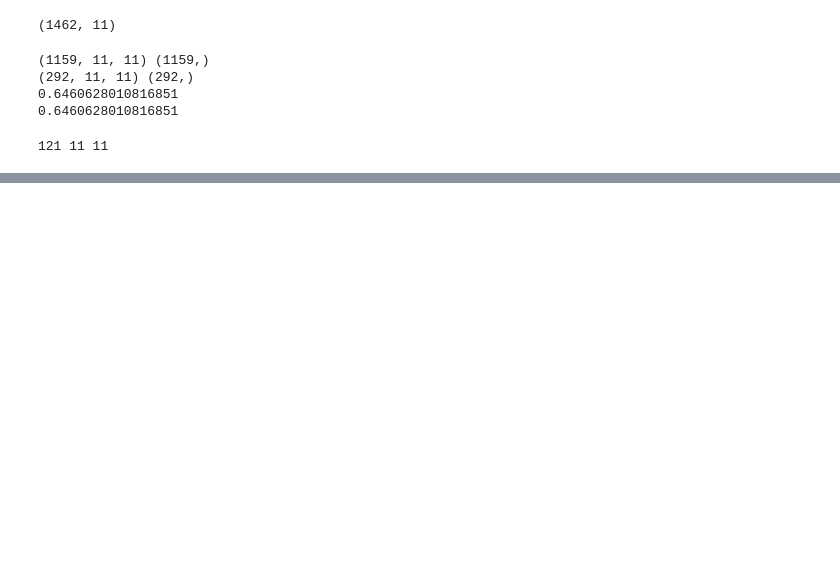
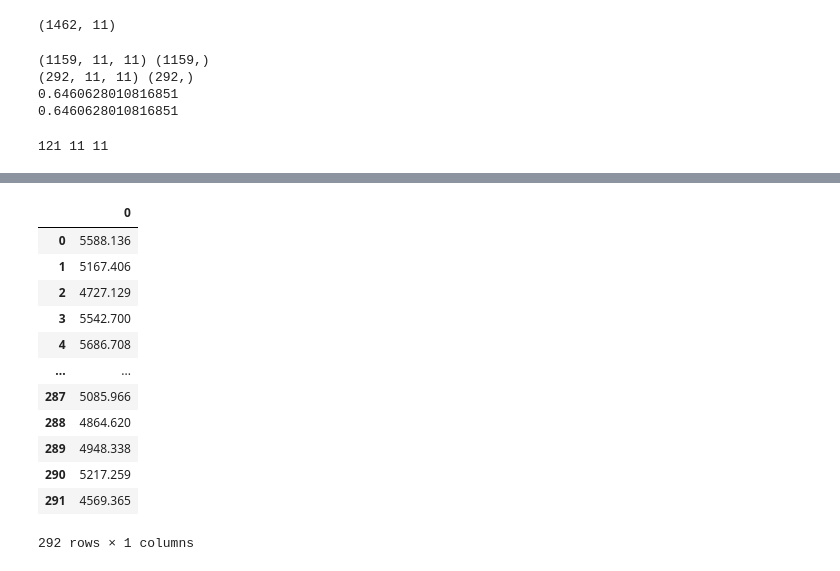
Before and after one commit to bspanswick/STLF, a Jupyter notebook: LSTM_STLF.ipynb, the cells around one changed output, grey strips where cells are left out. Cells and saved outputs as stored; diff of their text form; code cells hidden in the pictures; blank space fills up the shorter version.

```diff
--- a/LSTM_STLF.ipynb
+++ b/LSTM_STLF.ipynb
@@ -333,0 +334,16 @@ Median Absolute Percentage Error (MDAPE): 4.64 %
+# %%
+y_test_unscaled_df
+# %% [output]
+|  | 0 |
+| 0 | 5588.136 |
+| 1 | 5167.406 |
+| 2 | 4727.129 |
+| 3 | 5542.700 |
+| 4 | 5686.708 |
+| ... | ... |
+| 287 | 5085.966 |
+| 288 | 4864.620 |
+| 289 | 4948.338 |
+| 290 | 5217.259 |
+| 291 | 4569.365 |
+292 rows × 1 columns
```
Also changed, not shown: parts of 7 cells of this notebook.
